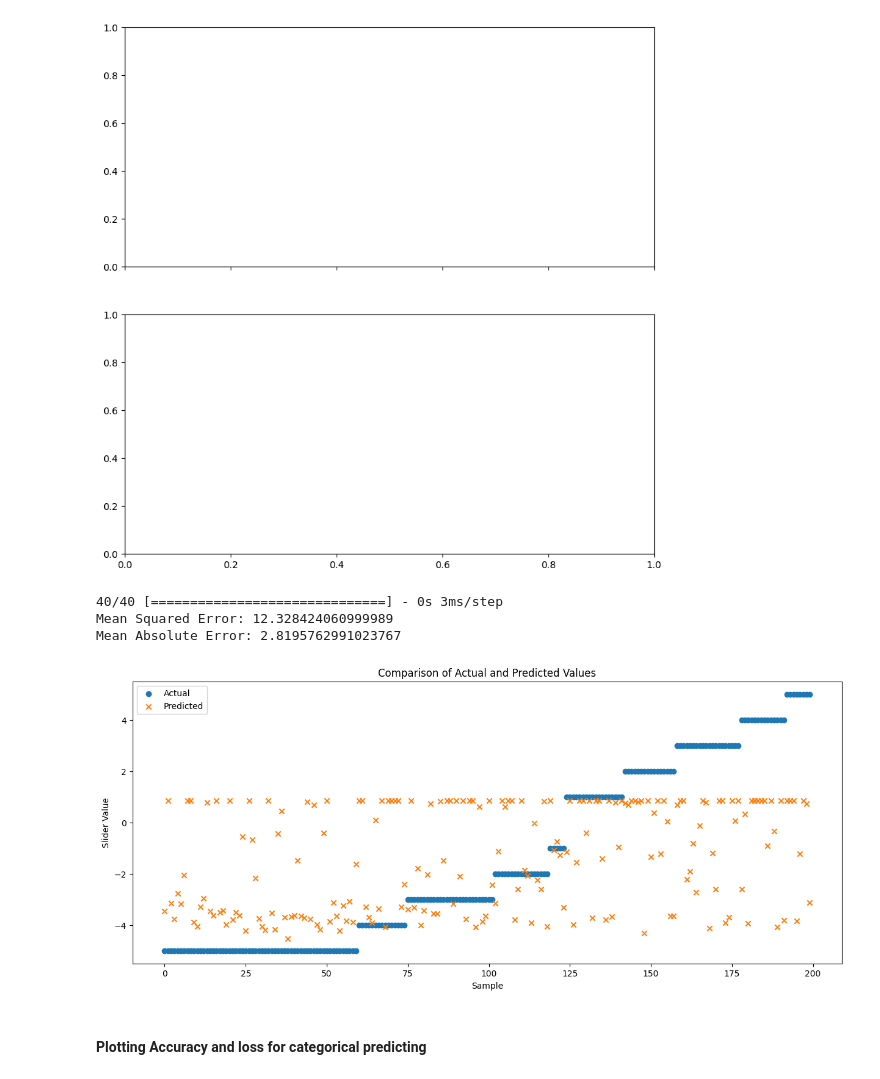
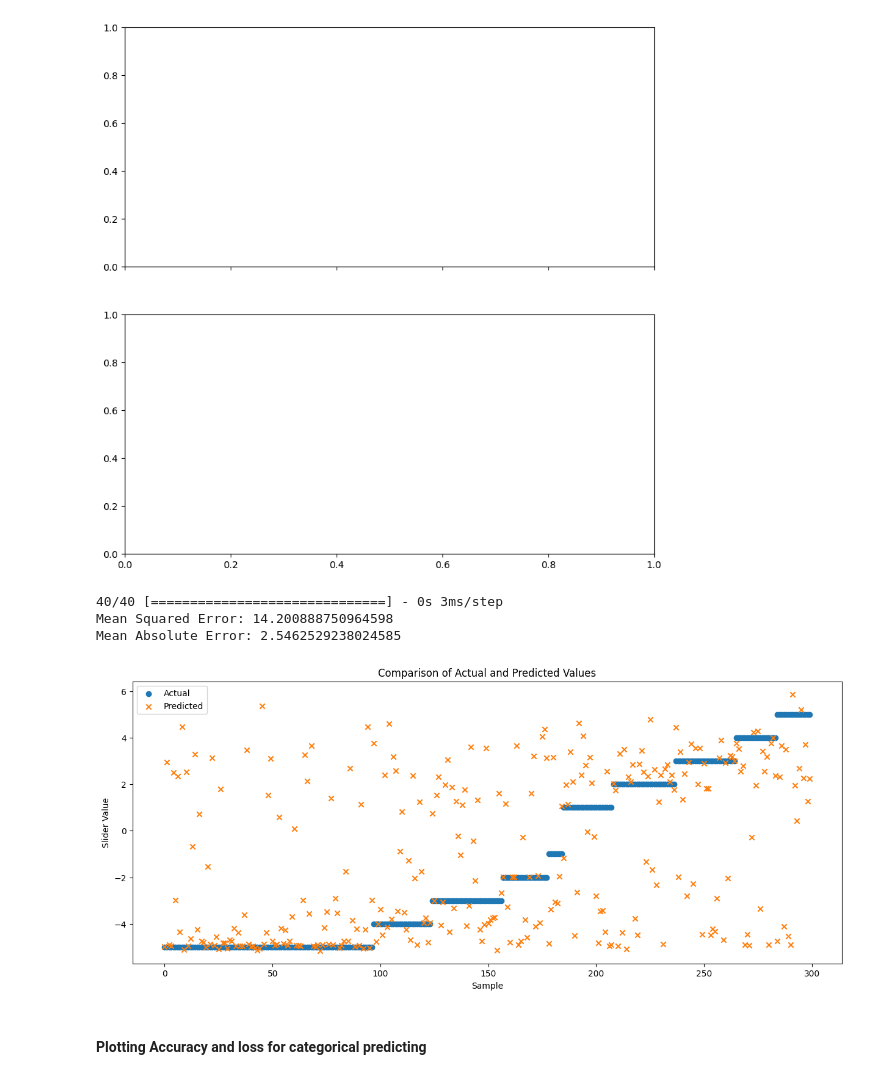
Before and after one commit to mErenSekkeli/Image-Captioning-with-RL, a Jupyter notebook: RLHF_runner.ipynb, the cells around one changed output. Saved outputs shown, nothing was run; the diff lists cells and outputs as text; code cells hidden in the pictures.

Commit message:
added some new features for improving model

```diff
--- a/RLHF_runner.ipynb
+++ b/RLHF_runner.ipynb
@@ -38,19 +48,11 @@ import numpy as np
 
 features_im1 = np.load(f"data/features/im1.npy")
 
-features_im1_1 = features_im1[0:404]
-features_im1_2 = features_im1[800:1204]
-features_im1_3 = features_im1[1600:1844]
-
-features_im1 = np.concatenate((features_im1_1, features_im1_2, features_im1_3)).reshape((1052, 2048))
+features_im1 = features_im1.reshape((2084, 2048))
 
 features_im2 = np.load(f"data/features/im2.npy")
 
-features_im2_1 = features_im2[0:404]
-features_im2_2 = features_im2[800:1204]
-features_im2_3 = features_im2[1600:1844]
-
-features_im2 = np.concatenate((features_im2_1, features_im2_2, features_im2_3)).reshape((1052, 2048))
+features_im2 = features_im2.reshape((2084, 2048))
 
 features_im1.shape, features_im2.shape
 # %% [output]
@@ -190,7 +198,8 @@ combined_features = torch.cat([before_features_repeated, after_features_repeated
 combined_features = combined_features.numpy()
 
 # Shuffle and split the data
-X_train, X_test, y_train, y_test = train_test_split(combined_features, slider_values, test_size=0.2, random_state=42, shuffle=True)
+X_train, X_testVal, y_train, y_testVal = train_test_split(combined_features, slider_values, test_size=0.3, random_state=42, shuffle=True)
+X_val, X_test, y_val, y_test = train_test_split(X_testVal, y_testVal, test_size=0.66, random_state=42, shuffle=True)
 
 combined_features.shape
 # %% [output]
@@ -295,0 +345,10 @@ Optimized Mean Squared Error: 9.835881693731984
+# %%
+from xgboost import XGBClassifier
+
+xgb_model = XGBClassifier(use_label_encoder=False, eval_metric='mlogloss')
+xgb_model.fit(X_train, y_train_categorical)
+
+# Evaluate the model
+accuracy = xgb_model.score(X_test, y_test_categorical)
+
+print(f"Accuracy: {accuracy:.2f}%")
@@ -295,0 +359,10 @@ Optimized Mean Squared Error: 9.835881693731984
+# %%
+from sklearn.neighbors import KNeighborsClassifier
+
+knn_model = KNeighborsClassifier(n_neighbors=5)
+knn_model.fit(X_train, y_train_categorical)
+
+# Evaluate the model
+accuracy = knn_model.score(X_test, y_test_categorical)
+
+print(f"Accuracy: {accuracy:.2f}%")
@@ -545,37 +622,37 @@ KeyError: ignored
 # %%
 import numpy as np
 import matplotlib.pyplot as plt
 from sklearn.metrics import mean_squared_error, mean_absolute_error
 
 # Make predictions on the test set
 y_pred = model.predict(X_test).flatten()
 
 # Calculate MSE and MAE
 mse = mean_squared_error(y_test, y_pred)
 mae = mean_absolute_error(y_test, y_pred)
 print("Mean Squared Error:", mse)
 print("Mean Absolute Error:", mae)
 
 # Sort by actual values while keeping track of predictions
-N = 200
+N = 300
 sorted_indices = np.argsort(y_test[:N])
 sorted_actual = y_test[sorted_indices]
 sorted_predicted = y_pred[sorted_indices]
 
 # Plotting the first N test samples for comparison after sorting
 plt.figure(figsize=(15, 6))
 plt.scatter(range(N), sorted_actual, label='Actual', marker='o')
 plt.scatter(range(N), sorted_predicted, label='Predicted', marker='x')
 plt.title('Comparison of Actual and Predicted Values')
 plt.xlabel('Sample')
 plt.ylabel('Slider Value')
 plt.legend()
 plt.show()
 # %% [output]
 40/40 [==============================] - 0s 3ms/step
-Mean Squared Error: 12.328424060999989
-Mean Absolute Error: 2.8195762991023767
+Mean Squared Error: 14.200888750964598
+Mean Absolute Error: 2.5462529238024585
-[figure, old version]
+[figure, new version]
 # %% [markdown]
 #### Plotting Accuracy and loss for categorical predicting
 # %%
```
Also changed, not shown: parts of 24 cells of this notebook.
